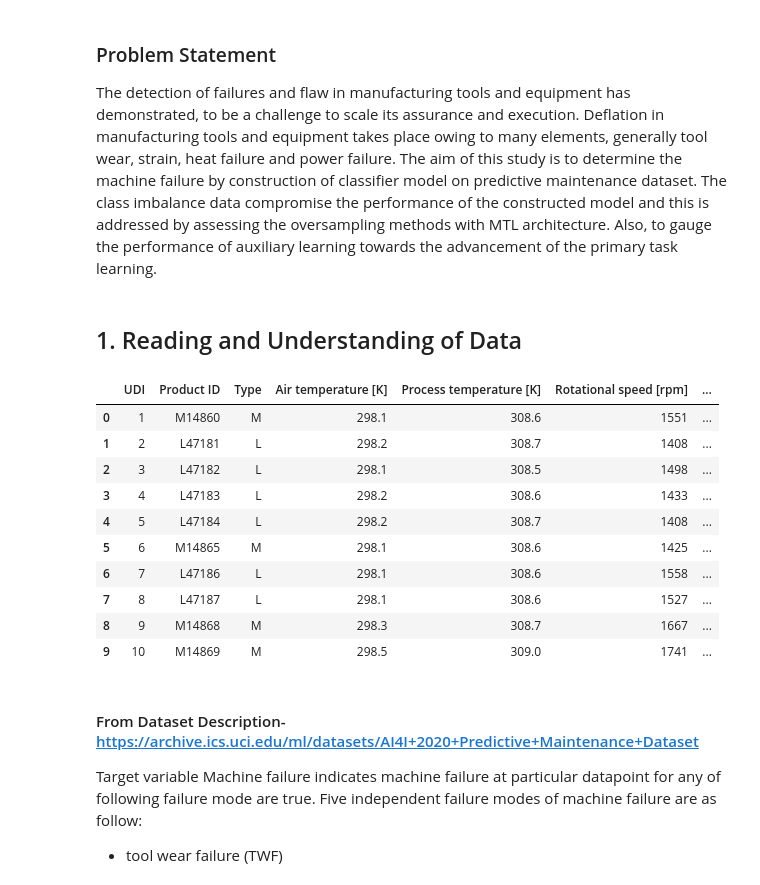
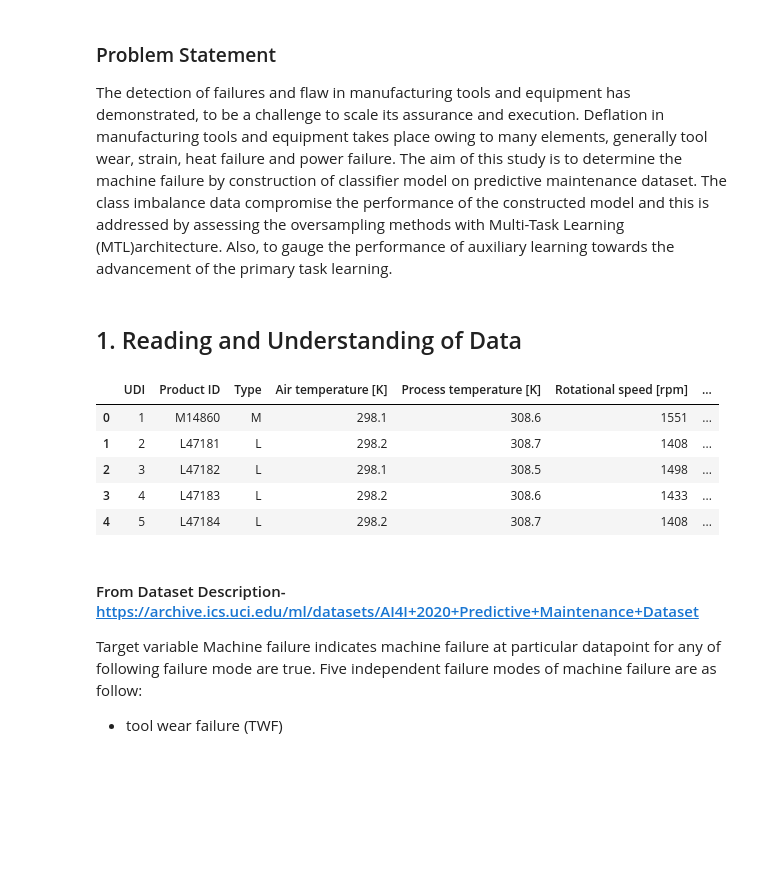
Before and after one commit to Sushil-Deore/Multi-Task-learning-for-Predictive-maintenance-applications-on-class-imbalance-data, a Jupyter notebook: Primary Model/Sushil Deore -MTL for Predictive Maintenance.ipynb, the cells around one changed output. Drawn from its saved outputs; the diff is of its cells as text; code cells hidden in the pictures; blank space fills up the shorter version.

```diff
--- a/Primary Model/Sushil Deore -MTL for Predictive Maintenance.ipynb
+++ b/Primary Model/Sushil Deore -MTL for Predictive Maintenance.ipynb
@@ -1,6 +1,6 @@
 # %% [markdown]
 ### Problem Statement
-The detection of failures and flaw in manufacturing tools and equipment has demonstrated, to be a challenge to scale its assurance and execution. Deflation in manufacturing tools and equipment takes place owing to many elements, generally tool wear, strain, heat failure and power failure. The aim of this study is to determine the machine failure by construction of classifier model on predictive maintenance dataset. The class imbalance data compromise the performance of the constructed model and this is addressed by assessing the oversampling methods with MTL architecture. Also, to gauge the performance of auxiliary learning towards the advancement of the primary task learning.
+The detection of failures and flaw in manufacturing tools and equipment has demonstrated, to be a challenge to scale its assurance and execution. Deflation in manufacturing tools and equipment takes place owing to many elements, generally tool wear, strain, heat failure and power failure. The aim of this study is to determine the machine failure by construction of classifier model on predictive maintenance dataset. The class imbalance data compromise the performance of the constructed model and this is addressed by assessing the oversampling methods with Multi-Task Learning (MTL)architecture. Also, to gauge the performance of auxiliary learning towards the advancement of the primary task learning.
 # %% [markdown]
 ## 1. Reading and Understanding of Data
 # %%
@@ -21,20 +21,15 @@ sns.set()
 # %%
 # importing dataset
 
-df = pd.read_csv(r"C:\Users\sushi\Data Science\GIthub\Projects\Predictive-Maintenance\Dataset\ai4i2020.csv")
-df.head(10)
+df = pd.read_csv(r"C:\Users\deore\Data Science\GIthub\Projects\Predictive-Maintenance\Dataset\ai4i2020.csv")
+df.head()
 # %% [output]
 |  | UDI | Product ID | Type | Air temperature [K] | Process temperature [K] | Rotational speed [rpm] | ... |
 | 0 | 1 | M14860 | M | 298.1 | 308.6 | 1551 | ... |
 | 1 | 2 | L47181 | L | 298.2 | 308.7 | 1408 | ... |
 | 2 | 3 | L47182 | L | 298.1 | 308.5 | 1498 | ... |
 | 3 | 4 | L47183 | L | 298.2 | 308.6 | 1433 | ... |
 | 4 | 5 | L47184 | L | 298.2 | 308.7 | 1408 | ... |
-| 5 | 6 | M14865 | M | 298.1 | 308.6 | 1425 | ... |
-| 6 | 7 | L47186 | L | 298.1 | 308.6 | 1558 | ... |
-| 7 | 8 | L47187 | L | 298.1 | 308.6 | 1527 | ... |
-| 8 | 9 | M14868 | M | 298.3 | 308.7 | 1667 | ... |
-| 9 | 10 | M14869 | M | 298.5 | 309.0 | 1741 | ... |
 # %% [markdown]
 #### From Dataset Description-  https://archive.ics.uci.edu/ml/datasets/AI4I+2020+Predictive+Maintenance+Dataset
 
```
